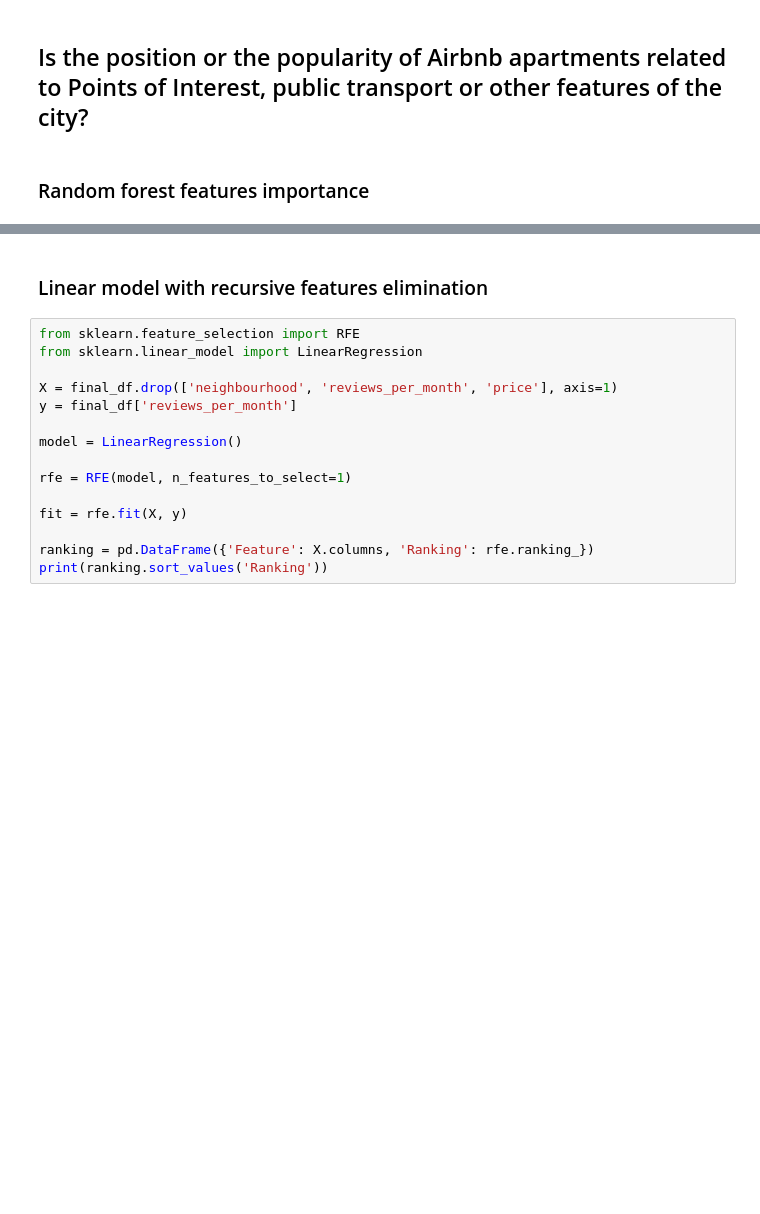
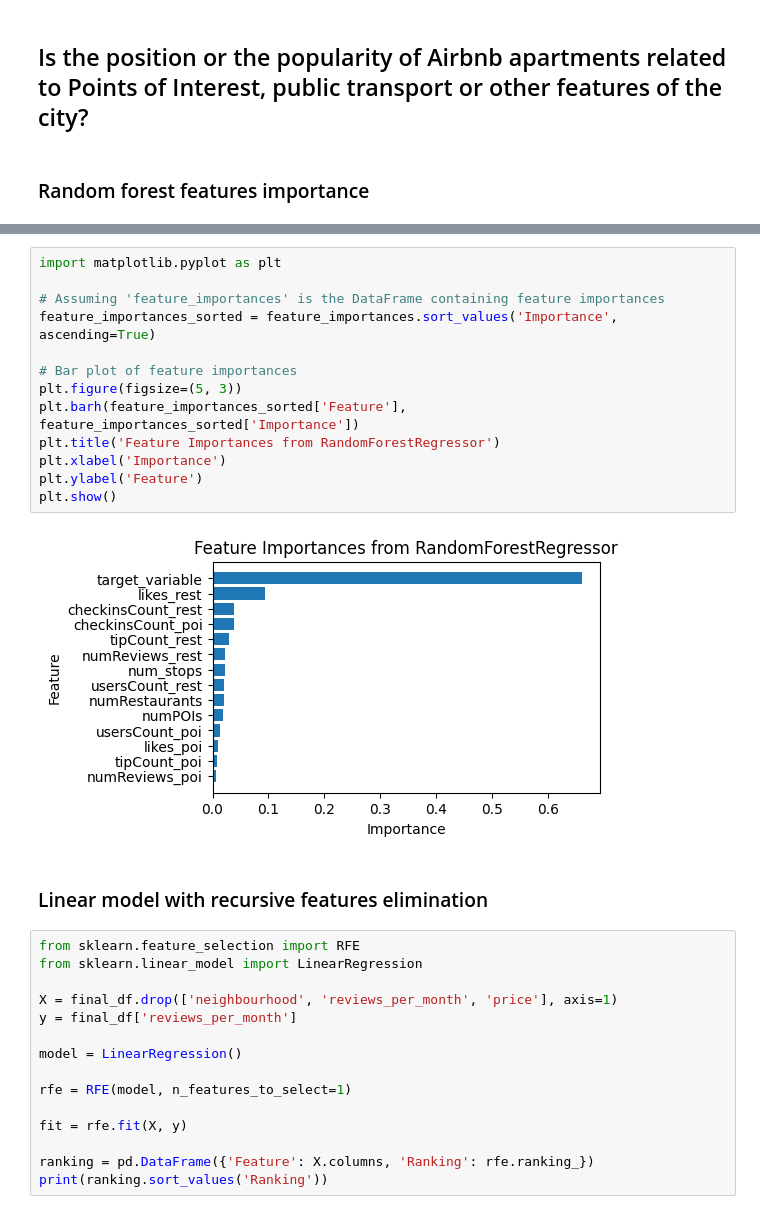
Before and after one commit to ovsvc/dopp-project, a Jupyter notebook: analysis/Q2&3.ipynb, the cells around one changed output, grey strips where cells are left out. Drawn from its saved outputs; the diff is of its cells as text; blank space fills up the shorter version.

```diff
--- a/analysis/Q2&3.ipynb
+++ b/analysis/Q2&3.ipynb
@@ -244,3 +255,18 @@ print(feature_importances.sort_values('Importance', ascending=False))
+# %%
+import matplotlib.pyplot as plt
+
+# Assuming 'feature_importances' is the DataFrame containing feature importances
+feature_importances_sorted = feature_importances.sort_values('Importance', ascending=True)
+
+# Bar plot of feature importances
+plt.figure(figsize=(5, 3))
+plt.barh(feature_importances_sorted['Feature'], feature_importances_sorted['Importance'])
+plt.title('Feature Importances from RandomForestRegressor')
+plt.xlabel('Importance')
+plt.ylabel('Feature')
+plt.show()
+# %% [output]
+[figure, added]
 # %% [markdown]
 ### Linear model with recursive features elimination
 # %%
```
Also changed, not shown: parts of 14 cells of this notebook, 2 other files.
